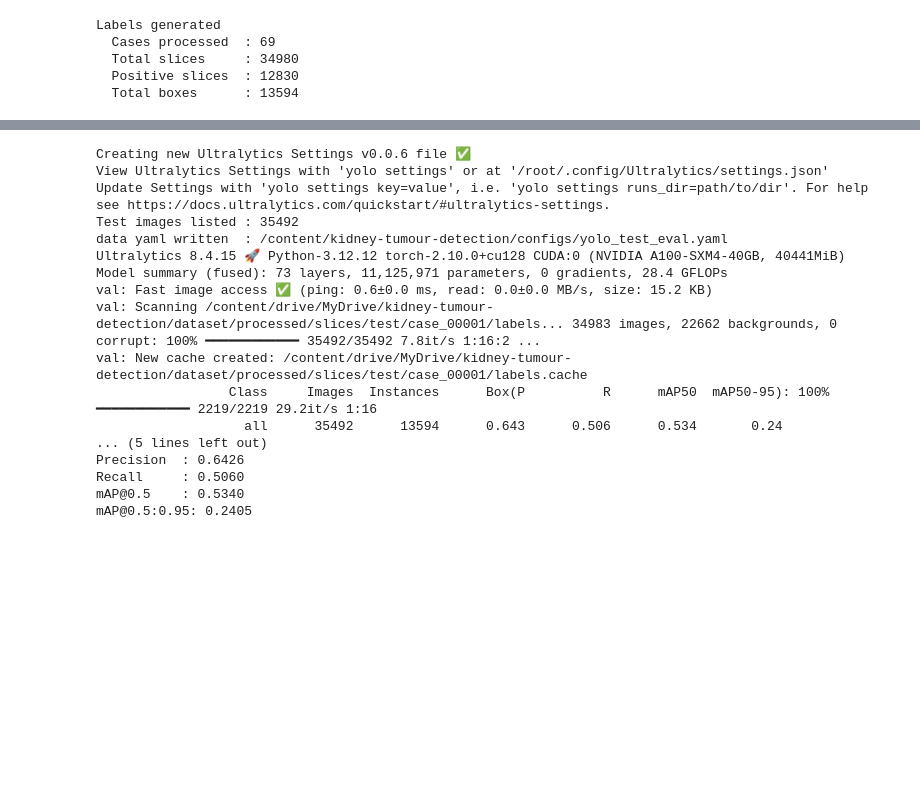
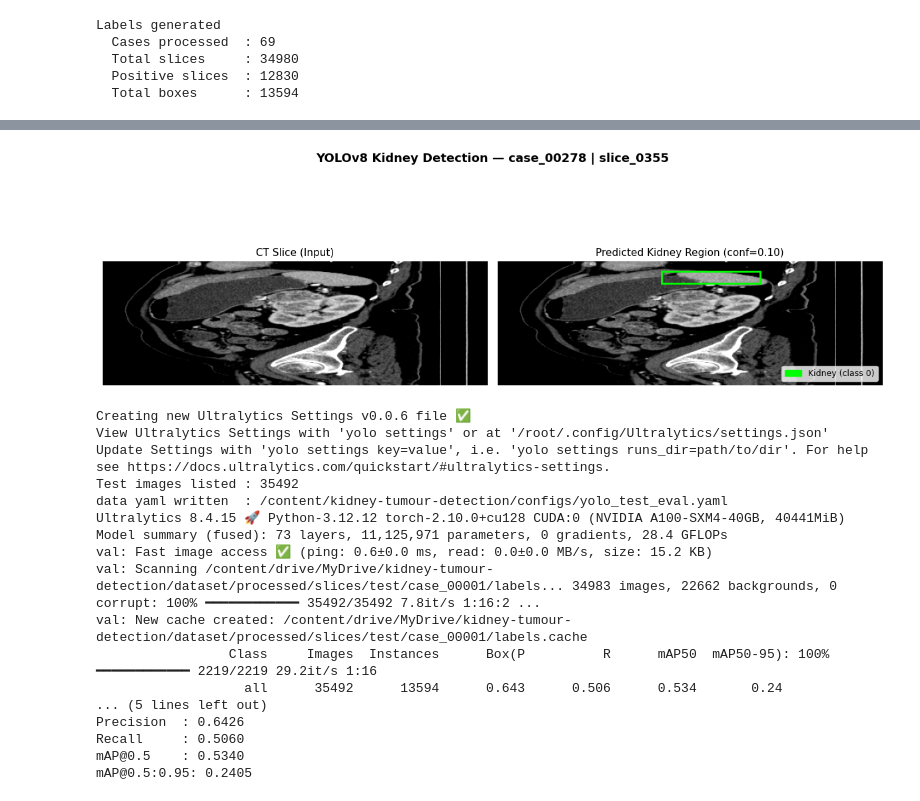
Before and after one commit to danokundaye/kidney-tumour-detection, a Jupyter notebook: notebooks/07_evaluation.ipynb, the cells around one changed output, grey strips where cells are left out. Drawn from its saved outputs; the diff is of its cells as text; code cells hidden in the pictures; blank space fills up the shorter version.

```diff
--- a/notebooks/07_evaluation.ipynb
+++ b/notebooks/07_evaluation.ipynb
@@ -132,3 +132,88 @@ Labels generated
 # %%
 !pip install ultralytics -q
 !pip install segmentation-models-pytorch -q
+# %%
+# VISUALISATION: YOLOv8 Predicted Bounding Box
+# Shows a single CT slice with the model's predicted kidney
+# bounding box — no ground truth comparison
+
+import numpy as np
+import matplotlib.pyplot as plt
+import matplotlib.patches as patches
+from PIL import Image
+from pathlib import Path
+from ultralytics import YOLO
+
+MODEL_PATH  = "/content/drive/MyDrive/kidney-tumour-detection/results/phase5_yolo_retrain/yolov8s_retrain_run1/weights/best.pt"
+SLICES_DIR  = Path("/content/drive/MyDrive/kidney-tumour-detection/dataset/processed/slices")
+CASE_ID     = "case_00278"
+SPLIT       = "detection_train"
+CONF        = 0.10
+
+case_images_dir = SLICES_DIR / SPLIT / CASE_ID / "images"
+
+# Load model
+model = YOLO(MODEL_PATH)
+
+# Find a slice where model predicts a large box
+best_slice  = None
+best_area   = 0
+best_box    = None
+
+# Sample every 10th slice to keep it fast
+all_slices = sorted(case_images_dir.glob("*.png"))
+sampled    = all_slices[::5]
+
+for img_path in sampled:
+    results = model.predict(str(img_path), conf=CONF, verbose=False)
+    boxes   = results[0].boxes
+    if boxes is None or len(boxes) == 0:
+        continue
+    for box in boxes.xyxy:
+        x1, y1, x2, y2 = box.tolist()
+        area = (x2 - x1) * (y2 - y1)
+        if area > best_area:
+            best_area  = area
+            best_slice = img_path
+            best_box   = (x1, y1, x2, y2)
+
+if best_slice is None:
+    print("No detections found — try a different case")
+else:
+    print(f"Using: {best_slice.stem} | box area: {best_area:.0f}px²")
+
+    img = np.array(Image.open(best_slice))
+
+    fig, axes = plt.subplots(1, 2, figsize=(12, 5))
+    fig.suptitle(
+        f"YOLOv8 Kidney Detection — {CASE_ID} | {best_slice.stem}",
+        fontsize=13, fontweight='bold'
+    )
+
+    # Panel 1: Raw slice
+    axes[0].imshow(img, cmap='gray')
+    axes[0].set_title("CT Slice (Input)", fontsize=11)
+    axes[0].axis('off')
+
+    # Panel 2: Predicted bounding box
+    x1, y1, x2, y2 = best_box
+    axes[1].imshow(img, cmap='gray')
+    rect = patches.Rectangle(
+        (x1, y1), x2 - x1, y2 - y1,
+        linewidth=2, edgecolor='lime', facecolor='none'
+    )
+    axes[1].add_patch(rect)
+    axes[1].set_title("Predicted Kidney Region (conf=0.10)", fontsize=11)
+    axes[1].legend(
+        handles=[patches.Patch(color='lime', label='Kidney (class 0)')],
+        loc='lower right', fontsize=9
+    )
+    axes[1].axis('off')
+
+    plt.tight_layout()
+
+    output_path = "/content/drive/MyDrive/kidney-tumour-detection/results/phase10_evaluation/fig_yolo_detection.png"
+    plt.savefig(output_path, dpi=150, bbox_inches='tight')
+    print(f"Saved to: {output_path}")
+    plt.show()
+# %% [output]
@@ -135,3 +222,4 @@ Labels generated
+[figure, added]
 # %%
 # Formal yolo evaluation on 70 held out test cases
 # uses yolo val mode with generated ground truth labels
```
Also changed, not shown: parts of 4 cells of this notebook, 1 other file.
